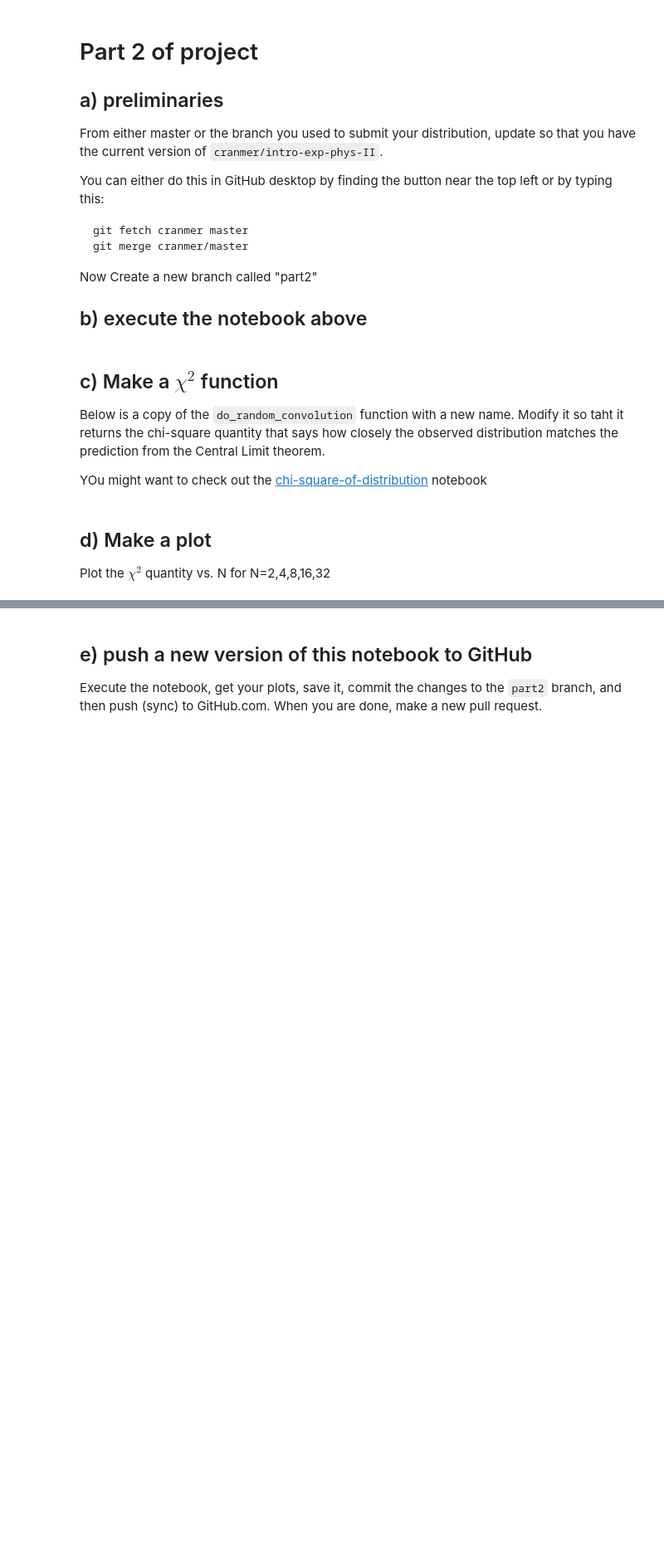
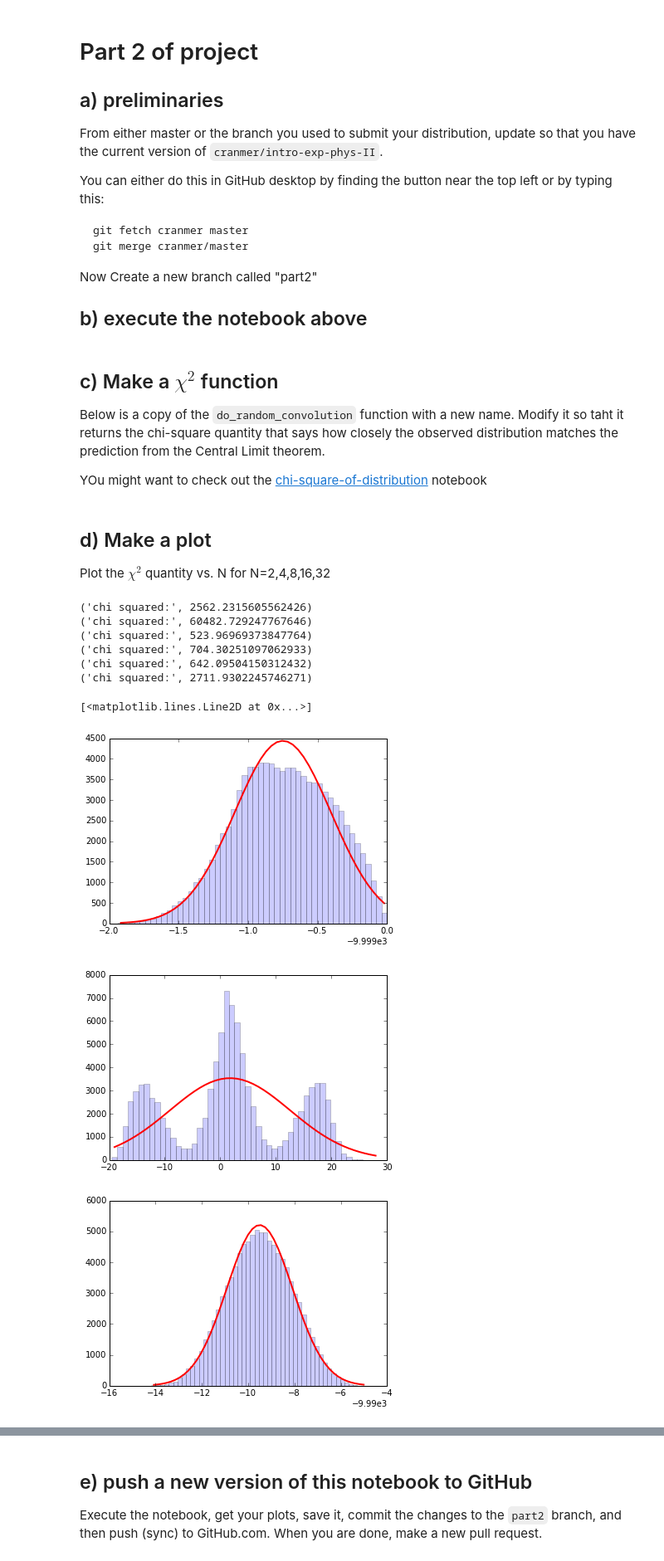
Before and after one commit to cranmer/intro-exp-phys-II, a Jupyter notebook: Central-Limit-Theorem.ipynb, the cells around one changed output, grey strips where cells are left out. Shown: that part at 83% size. Drawn from its saved outputs; the diff is of its cells as text; code cells hidden in the pictures; blank space fills up the shorter version.

```diff
--- a/Central-Limit-Theorem.ipynb
+++ b/Central-Limit-Theorem.ipynb
@@ -229,11 +368,16 @@ Below is a copy of the `do_random_convolution` function with a new name. Modify
 
 YOu might want to check out the [chi-square-of-distribution](chi-square-of-distribution.ipynb) notebook
 # %%
+import numpy as np
+
 def do_random_convolution_with_chi2(list_of_distributions, N):
     n_samples = 100000
     q = np.zeros(n_samples)
     var_q = 0.
     mean_q = 0.
+    numberOfBins = 50
+    chi_square = 0.
+
 
     for dist_class in np.random.choice(list_of_distributions,N):
         dist = dist_class()
@@ -242,11 +386,41 @@ def do_random_convolution_with_chi2(list_of_distributions, N):
         mean_q = mean_q + dist.mean()
 
     std_q = np.sqrt( var_q )
+    plt.figure()
+
+    counts, bins, patches = plt.hist(q,bins=numberOfBins, normed=False, alpha=.2)
+
+    centersOfBins = (bins[1:]+bins[:-1])/2
+    normalization = q.size*(bins[1]-bins[0])
+    prediction = normalization * norm.pdf(centersOfBins, loc=mean_q, scale = std_q)
 
 
-    counts, bins, patches = plt.hist(q,bins=50, normed=True, alpha=.2)
-    plt.plot(bins, norm.pdf(bins,loc=mean_q, scale=std_q), lw=2, c='r')
+    plt.plot(centersOfBins, prediction, lw=2, c='r')
+    chiSquared = np.sum((counts-prediction)**2/prediction)
+    print('chi squared:', chiSquared)
+    return chiSquared
 # %% [markdown]
 ## d) Make a plot
 
 Plot the $\chi^2$ quantity vs. N for N=2,4,8,16,32
+# %%
+N = np.array([2,4,6,8,12,16])
+chiSquared = []
+
+
+for i in N:
+    chiSquared.append(do_random_convolution_with_chi2(ok_distributions_list,i))
+
+plt.figure()
+plt.plot(N, chiSquared, lw=2, c='r')
+# %% [output]
+('chi squared:', 2562.2315605562426)
+('chi squared:', 60482.729247767646)
+('chi squared:', 523.96969373847764)
+('chi squared:', 704.30251097062933)
+('chi squared:', 642.09504150312432)
+('chi squared:', 2711.9302245746271)
+[<matplotlib.lines.Line2D at 0x...>]
+[figure, added]
+[figure, added]
+[figure, added]
```
Also changed, not shown: parts of 18 cells of this notebook.
